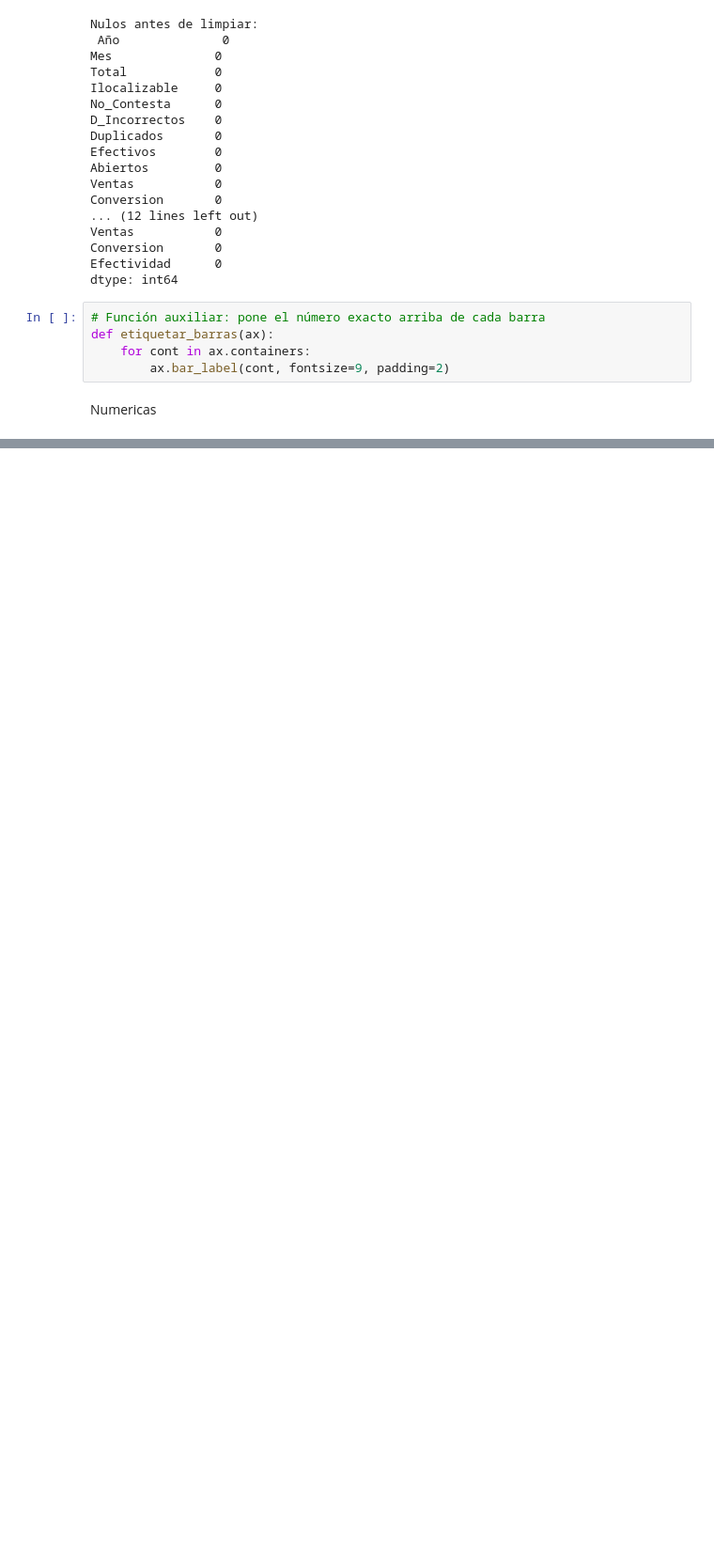
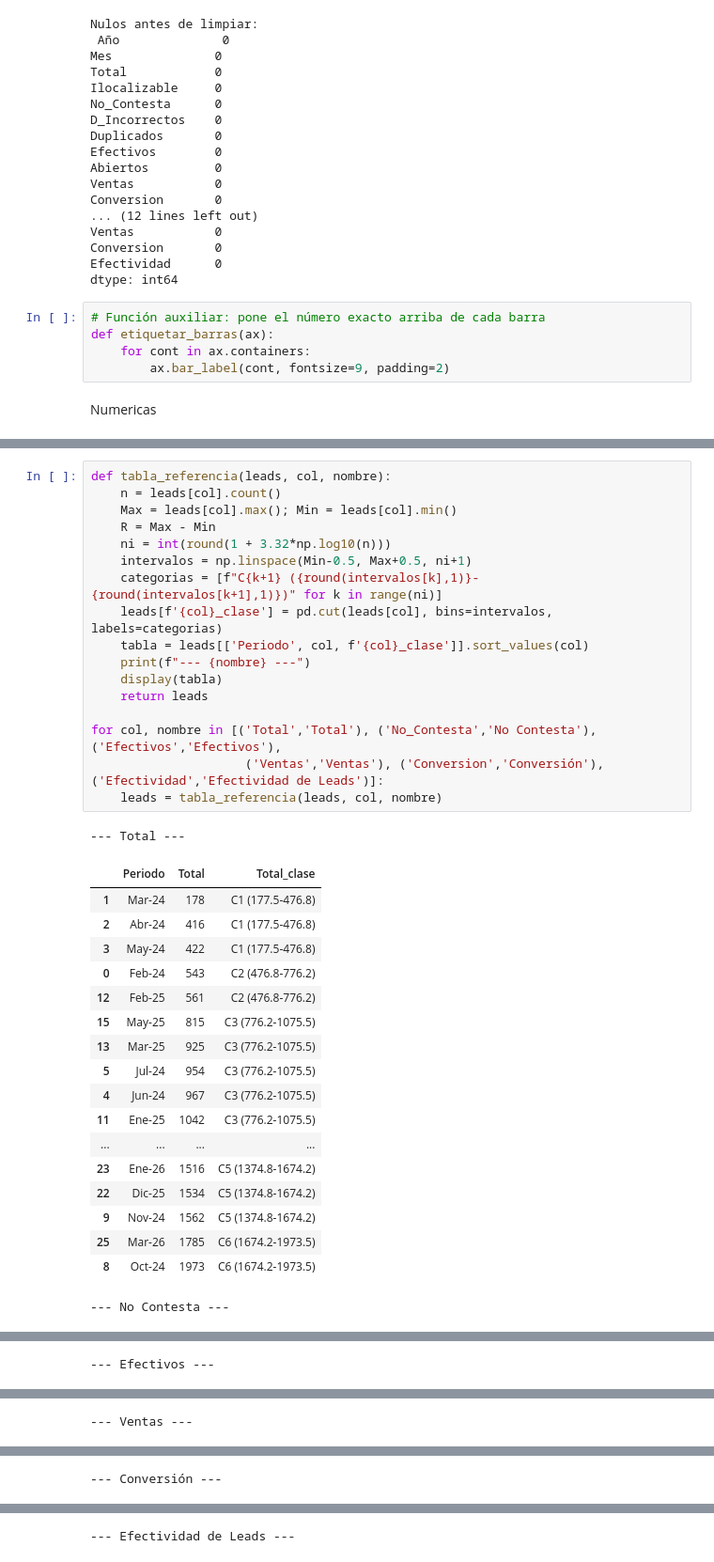
Before and after one commit to a01739713-jpg/Actividad4_Extraccioncaractersticas, a Jupyter notebook: Actividad4.1/codigoact4.ipynb, the cells around one changed output, grey strips where cells are left out. Shown at 94% size. Drawn from its saved outputs; the diff is of its cells as text; blank space fills up the shorter version.

```diff
--- a/Actividad4.1/codigoact4.ipynb
+++ b/Actividad4.1/codigoact4.ipynb
@@ -323,0 +334,37 @@ plt.tight_layout(); plt.show()
+# %%
+def tabla_referencia(leads, col, nombre):
+    n = leads[col].count()
+    Max = leads[col].max(); Min = leads[col].min()
+    R = Max - Min
+    ni = int(round(1 + 3.32*np.log10(n)))
+    intervalos = np.linspace(Min-0.5, Max+0.5, ni+1)
+    categorias = [f"C{k+1} ({round(intervalos[k],1)}-{round(intervalos[k+1],1)})" for k in range(ni)]
+    leads[f'{col}_clase'] = pd.cut(leads[col], bins=intervalos, labels=categorias)
+    tabla = leads[['Periodo', col, f'{col}_clase']].sort_values(col)
+    print(f"--- {nombre} ---")
+    display(tabla)
+    return leads
+
+for col, nombre in [('Total','Total'), ('No_Contesta','No Contesta'), ('Efectivos','Efectivos'),
+                     ('Ventas','Ventas'), ('Conversion','Conversión'), ('Efectividad','Efectividad de Leads')]:
+    leads = tabla_referencia(leads, col, nombre)
+# %% [output]
+--- Total ---
+|  | Periodo | Total | Total_clase |
+| 1 | Mar-24 | 178 | C1 (177.5-476.8) |
+| 2 | Abr-24 | 416 | C1 (177.5-476.8) |
+| 3 | May-24 | 422 | C1 (177.5-476.8) |
+| 0 | Feb-24 | 543 | C2 (476.8-776.2) |
+| 12 | Feb-25 | 561 | C2 (476.8-776.2) |
+| 15 | May-25 | 815 | C3 (776.2-1075.5) |
+| 13 | Mar-25 | 925 | C3 (776.2-1075.5) |
+| 5 | Jul-24 | 954 | C3 (776.2-1075.5) |
+| 4 | Jun-24 | 967 | C3 (776.2-1075.5) |
+| 11 | Ene-25 | 1042 | C3 (776.2-1075.5) |
+| ... | ... | ... | ... |
+| 23 | Ene-26 | 1516 | C5 (1374.8-1674.2) |
+| 22 | Dic-25 | 1534 | C5 (1374.8-1674.2) |
+| 9 | Nov-24 | 1562 | C5 (1374.8-1674.2) |
+| 25 | Mar-26 | 1785 | C6 (1674.2-1973.5) |
+| 8 | Oct-24 | 1973 | C6 (1674.2-1973.5) |
+--- No Contesta ---
@@ -323,0 +388 @@ plt.tight_layout(); plt.show()
+--- Efectivos ---
@@ -323,0 +406 @@ plt.tight_layout(); plt.show()
+--- Ventas ---
@@ -323,0 +424 @@ plt.tight_layout(); plt.show()
+--- Conversión ---
@@ -323,0 +442 @@ plt.tight_layout(); plt.show()
+--- Efectividad de Leads ---
```
Also changed, not shown: parts of 11 cells of this notebook.
